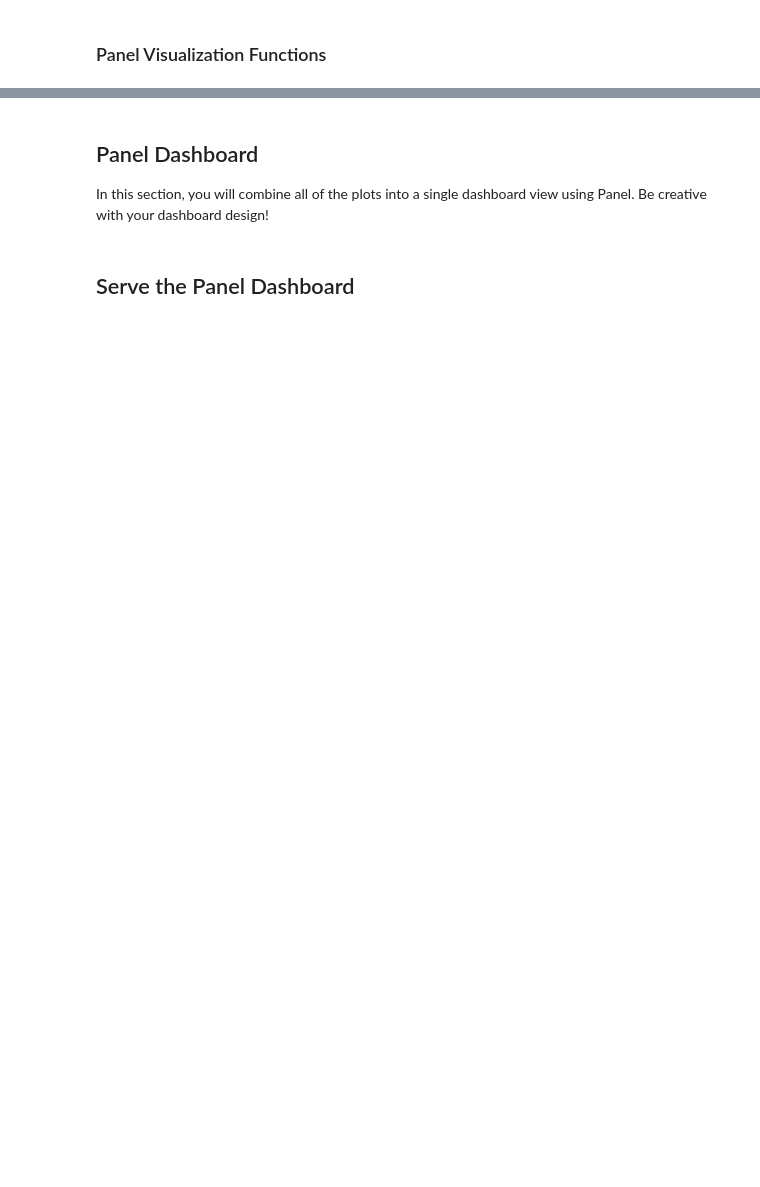
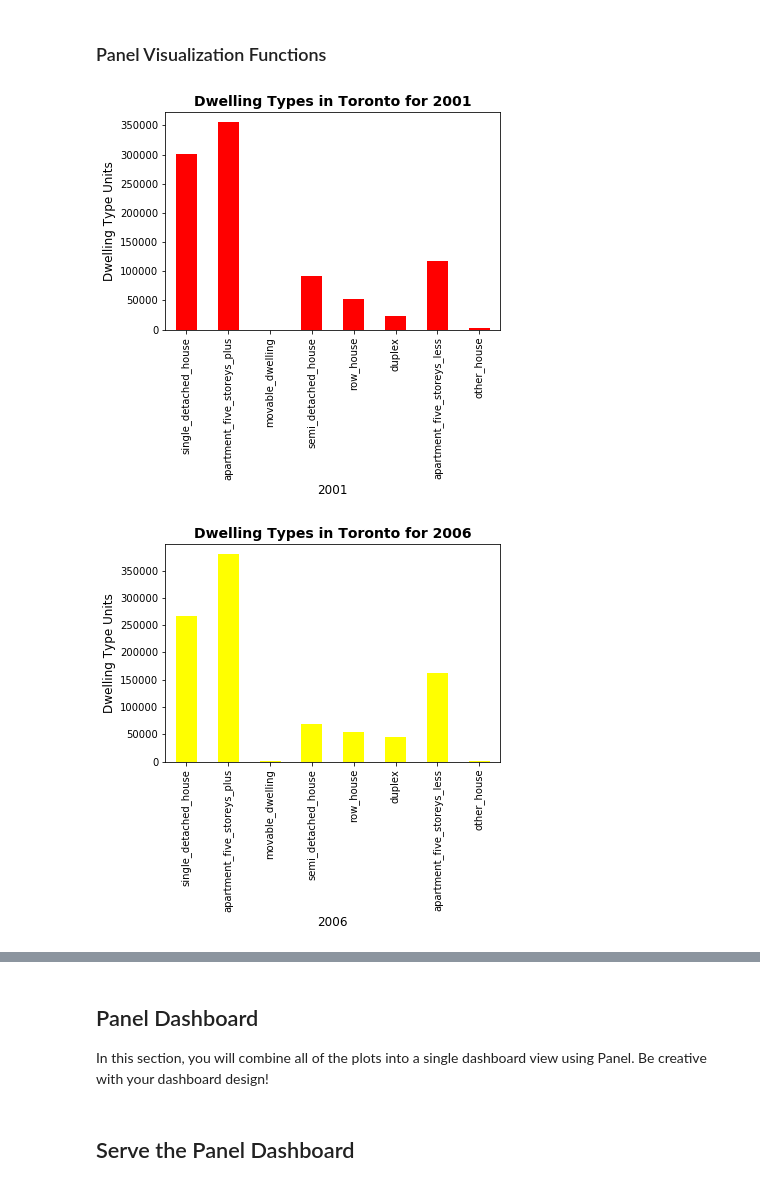
Before and after one commit to lendllampa/pyviz_dashboard, a Jupyter notebook: Starter_Code/unit6_dashboard.ipynb, the cells around one changed output, grey strips where cells are left out. Cells and saved outputs as stored; diff of their text form; code cells hidden in the pictures; blank space fills up the shorter version.

Commit message:
created dashboard but missing plots for 2 tabs

```diff
--- a/Starter_Code/unit6_dashboard.ipynb
+++ b/Starter_Code/unit6_dashboard.ipynb
@@ -256,3 +226,40 @@ def sunburts_cost_analysis():
     """Sunburst chart to conduct a costs analysis of most expensive neighbourhoods in Toronto per year."""
 
     # YOUR CODE HERE!
+# %%
+# Add Bar Chart function into variable for ease of implementing into pn.pane function
+bar_2001 = create_bar_chart(
+    df_dwelling_units.loc[2001],
+    "Dwelling Types in Toronto for 2001",
+    "2001",
+    "Dwelling Type Units",
+    "red"
+)
+
+
+bar_2006 = create_bar_chart(
+    df_dwelling_units.loc[2006],
+    "Dwelling Types in Toronto for 2006",
+    "2006",
+    "Dwelling Type Units",
+    "yellow"
+)
+
+bar_2011 = create_bar_chart(
+    df_dwelling_units.loc[2011],
+    "Dwelling Types in Toronto for 2011",
+    "2011",
+    "Dwelling Type Units",
+    "blue"
+)
+
+bar_2016 = create_bar_chart(
+    df_dwelling_units.loc[2016],
+    "Dwelling Types in Toronto for 2016",
+    "2016",
+    "Dwelling Type Units",
+    "purple"
+)
+# %% [output]
+[figure, added]
+[figure, added]
```
Also changed, not shown: parts of 10 cells of this notebook.
